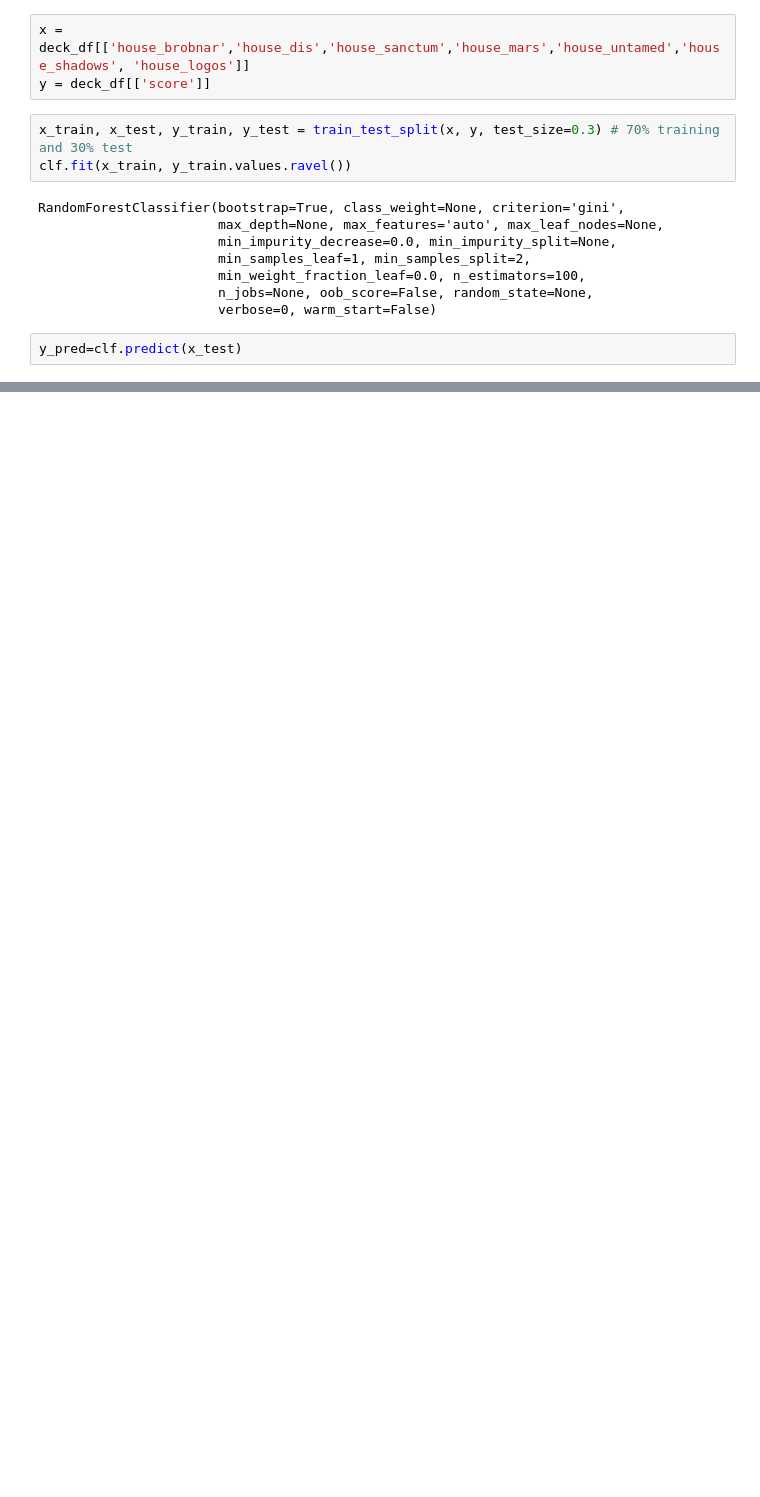
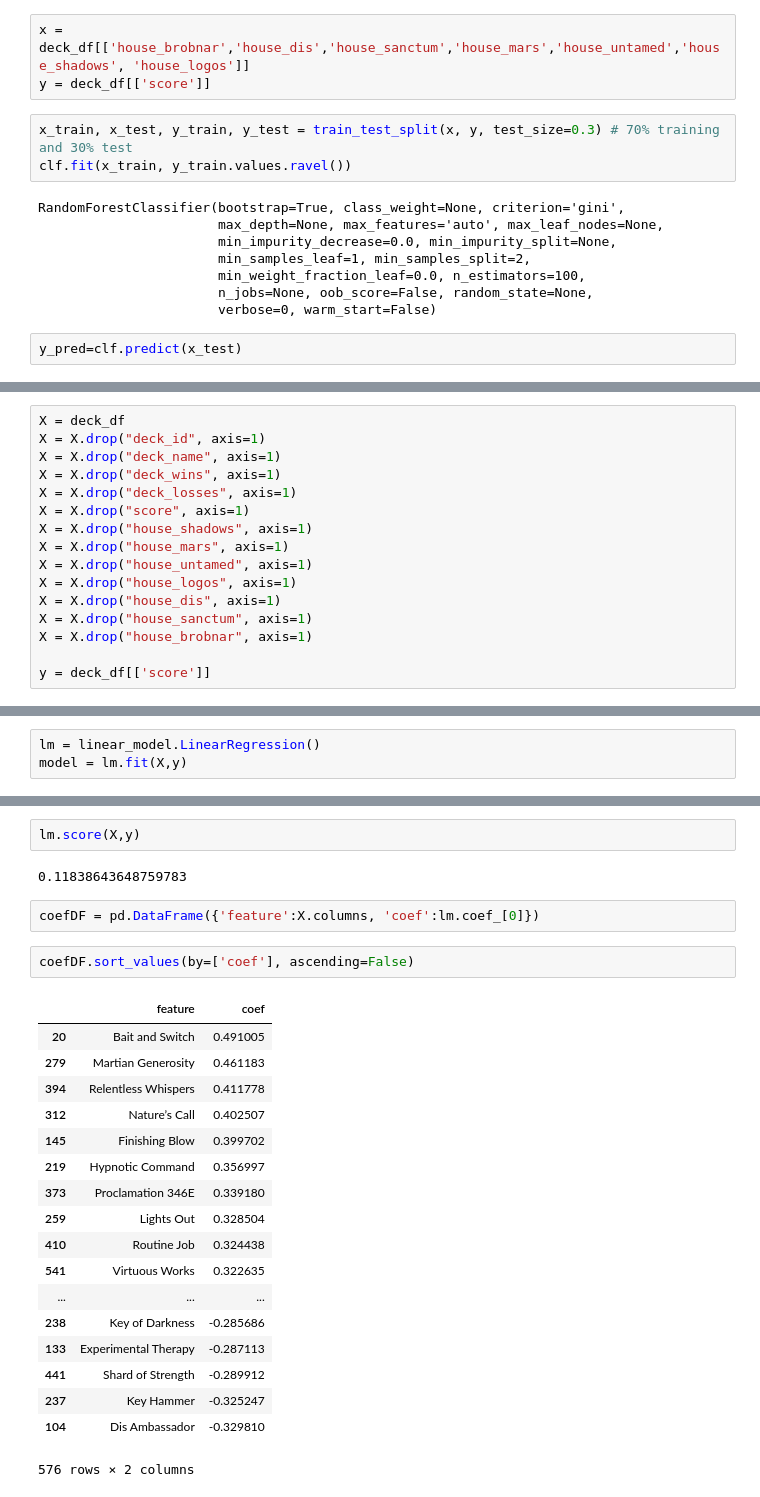
Before and after one commit to barrysheppard/B8IT110-Project, a Jupyter notebook: 03_analysis.ipynb, the cells around one changed output, grey strips where cells are left out. Saved outputs shown, nothing was run; the diff lists cells and outputs as text; blank space fills up the shorter version.

```diff
--- a/03_analysis.ipynb
+++ b/03_analysis.ipynb
@@ -168,0 +198,16 @@ dtype: float64
+# %%
+X = deck_df
+X = X.drop("deck_id", axis=1)
+X = X.drop("deck_name", axis=1)
+X = X.drop("deck_wins", axis=1)
+X = X.drop("deck_losses", axis=1)
+X = X.drop("score", axis=1)
+X = X.drop("house_shadows", axis=1)
+X = X.drop("house_mars", axis=1)
+X = X.drop("house_untamed", axis=1)
+X = X.drop("house_logos", axis=1)
+X = X.drop("house_dis", axis=1)
+X = X.drop("house_sanctum", axis=1)
+X = X.drop("house_brobnar", axis=1)
+
+y = deck_df[['score']]
@@ -168,0 +216,3 @@ dtype: float64
+# %%
+lm = linear_model.LinearRegression()
+model = lm.fit(X,y)
@@ -168,0 +230,27 @@ dtype: float64
+# %%
+lm.score(X,y)
+# %% [output]
+0.11838643648759783
+# %%
+coefDF = pd.DataFrame({'feature':X.columns, 'coef':lm.coef_[0]})
+# %%
+coefDF.sort_values(by=['coef'], ascending=False)
+# %% [output]
+|  | feature | coef |
+| 20 | Bait and Switch | 0.491005 |
+| 279 | Martian Generosity | 0.461183 |
+| 394 | Relentless Whispers | 0.411778 |
+| 312 | Nature’s Call | 0.402507 |
+| 145 | Finishing Blow | 0.399702 |
+| 219 | Hypnotic Command | 0.356997 |
+| 373 | Proclamation 346E | 0.339180 |
+| 259 | Lights Out | 0.328504 |
+| 410 | Routine Job | 0.324438 |
+| 541 | Virtuous Works | 0.322635 |
+| ... | ... | ... |
+| 238 | Key of Darkness | -0.285686 |
+| 133 | Experimental Therapy | -0.287113 |
+| 441 | Shard of Strength | -0.289912 |
+| 237 | Key Hammer | -0.325247 |
+| 104 | Dis Ambassador | -0.329810 |
+576 rows × 2 columns
```
Also changed, not shown: parts of 21 cells of this notebook.
